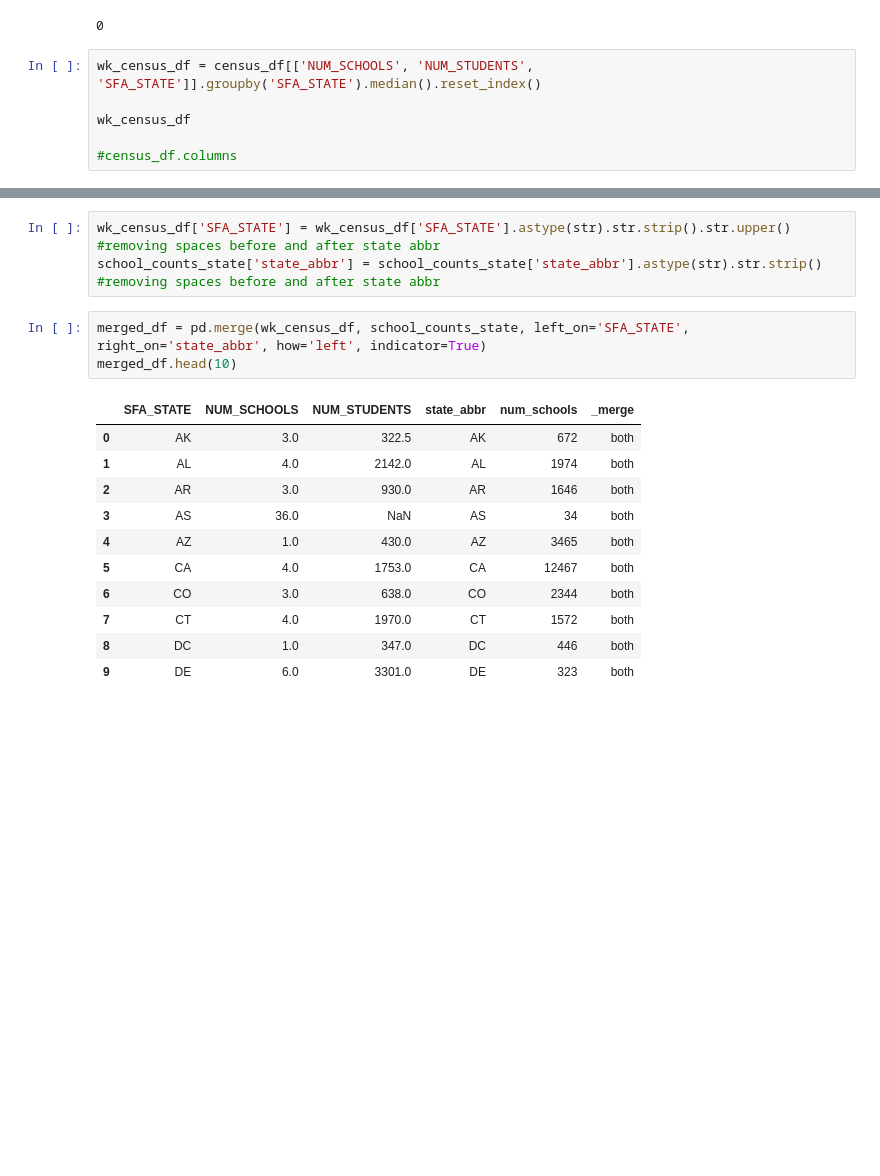
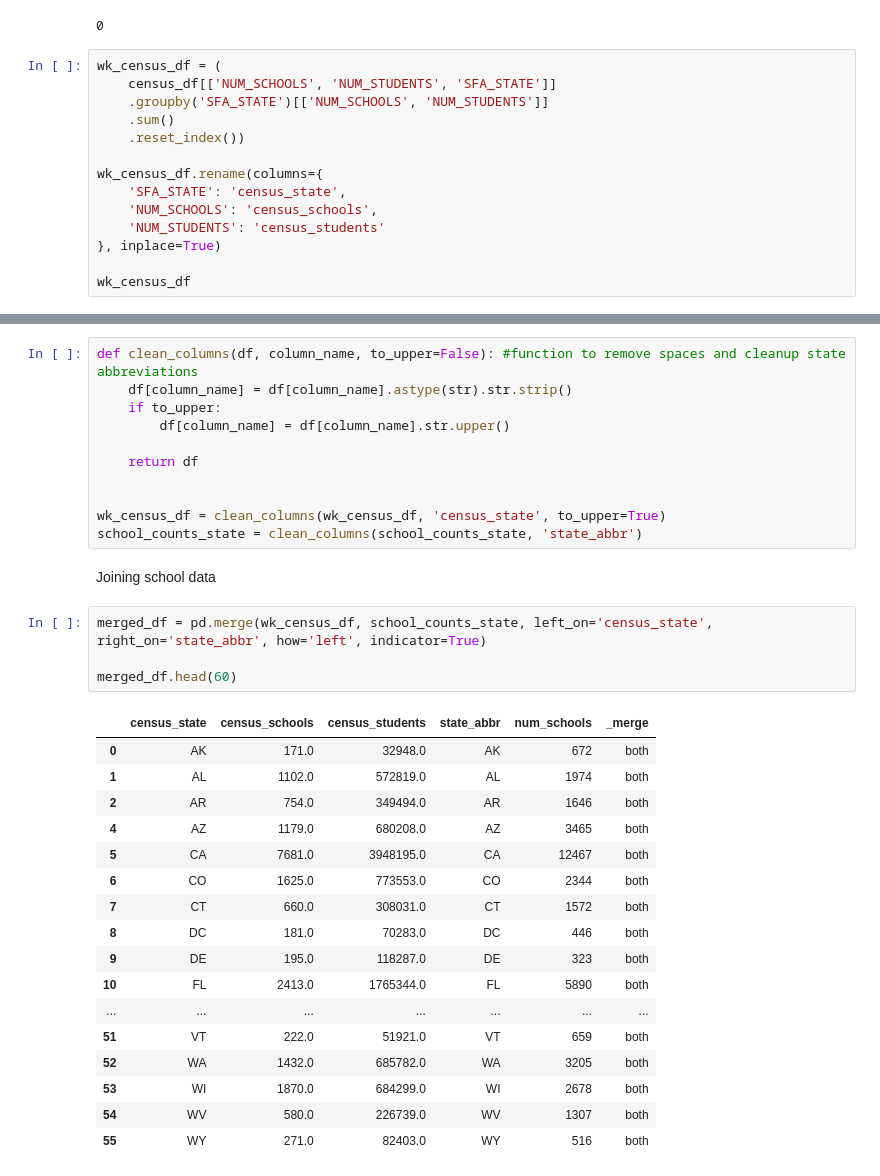
Before and after one commit to mollichite/Growing-Connections-A-Data-Driven-Look-at-Farm-to-School-Initiatives-across-the-United-States, a Jupyter notebook: notebooks/final_cleaning.ipynb, the cells around one changed output, grey strips where cells are left out. Drawn from its saved outputs; the diff is of its cells as text; blank space fills up the shorter version.

Commit message:
cleaning up the clean

```diff
--- a/notebooks/final_cleaning.ipynb
+++ b/notebooks/final_cleaning.ipynb
@@ -260,9 +250,17 @@ print(count_all_0)
 # %% [output]
 0
 # %%
-wk_census_df = census_df[['NUM_SCHOOLS', 'NUM_STUDENTS', 'SFA_STATE']].groupby('SFA_STATE').median().reset_index()
+wk_census_df = (
+    census_df[['NUM_SCHOOLS', 'NUM_STUDENTS', 'SFA_STATE']]
+    .groupby('SFA_STATE')[['NUM_SCHOOLS', 'NUM_STUDENTS']]
+    .sum()
+    .reset_index())
+
+wk_census_df.rename(columns={
+    'SFA_STATE': 'census_state',
+    'NUM_SCHOOLS': 'census_schools',
+    'NUM_STUDENTS': 'census_students'
+}, inplace=True)
 
 wk_census_df
-
-#census_df.columns
 # %% [output]
@@ -286,19 +284,36 @@ wk_census_df
 # %%
-wk_census_df['SFA_STATE'] = wk_census_df['SFA_STATE'].astype(str).str.strip().str.upper() #removing spaces before and after state abbr
-school_counts_state['state_abbr'] = school_counts_state['state_abbr'].astype(str).str.strip() #removing spaces before and after state abbr
+def clean_columns(df, column_name, to_upper=False): #function to remove spaces and cleanup state abbreviations
+    df[column_name] = df[column_name].astype(str).str.strip()
+    if to_upper:
+        df[column_name] = df[column_name].str.upper()
+
+    return df
+
+
+wk_census_df = clean_columns(wk_census_df, 'census_state', to_upper=True)
+school_counts_state = clean_columns(school_counts_state, 'state_abbr')
+# %% [markdown]
+Joining school data
 # %%
-merged_df = pd.merge(wk_census_df, school_counts_state, left_on='SFA_STATE', right_on='state_abbr', how='left', indicator=True)
-merged_df.head(10)
+merged_df = pd.merge(wk_census_df, school_counts_state, left_on='census_state', right_on='state_abbr', how='left', indicator=True)
+
+merged_df.head(60)
 # %% [output]
-|  | SFA_STATE | NUM_SCHOOLS | NUM_STUDENTS | state_abbr | num_schools | _merge |
-| 0 | AK | 3.0 | 322.5 | AK | 672 | both |
-| 1 | AL | 4.0 | 2142.0 | AL | 1974 | both |
-| 2 | AR | 3.0 | 930.0 | AR | 1646 | both |
-| 3 | AS | 36.0 | NaN | AS | 34 | both |
-| 4 | AZ | 1.0 | 430.0 | AZ | 3465 | both |
-| 5 | CA | 4.0 | 1753.0 | CA | 12467 | both |
-| 6 | CO | 3.0 | 638.0 | CO | 2344 | both |
-| 7 | CT | 4.0 | 1970.0 | CT | 1572 | both |
-| 8 | DC | 1.0 | 347.0 | DC | 446 | both |
-| 9 | DE | 6.0 | 3301.0 | DE | 323 | both |
+|  | census_state | census_schools | census_students | state_abbr | num_schools | _merge |
+| 0 | AK | 171.0 | 32948.0 | AK | 672 | both |
+| 1 | AL | 1102.0 | 572819.0 | AL | 1974 | both |
+| 2 | AR | 754.0 | 349494.0 | AR | 1646 | both |
+| 4 | AZ | 1179.0 | 680208.0 | AZ | 3465 | both |
+| 5 | CA | 7681.0 | 3948195.0 | CA | 12467 | both |
+| 6 | CO | 1625.0 | 773553.0 | CO | 2344 | both |
+| 7 | CT | 660.0 | 308031.0 | CT | 1572 | both |
+| 8 | DC | 181.0 | 70283.0 | DC | 446 | both |
+| 9 | DE | 195.0 | 118287.0 | DE | 323 | both |
+| 10 | FL | 2413.0 | 1765344.0 | FL | 5890 | both |
+| ... | ... | ... | ... | ... | ... | ... |
+| 51 | VT | 222.0 | 51921.0 | VT | 659 | both |
+| 52 | WA | 1432.0 | 685782.0 | WA | 3205 | both |
+| 53 | WI | 1870.0 | 684299.0 | WI | 2678 | both |
+| 54 | WV | 580.0 | 226739.0 | WV | 1307 | both |
+| 55 | WY | 271.0 | 82403.0 | WY | 516 | both |
 # %%
```
Also changed, not shown: parts of 19 cells of this notebook, 1 other file.
